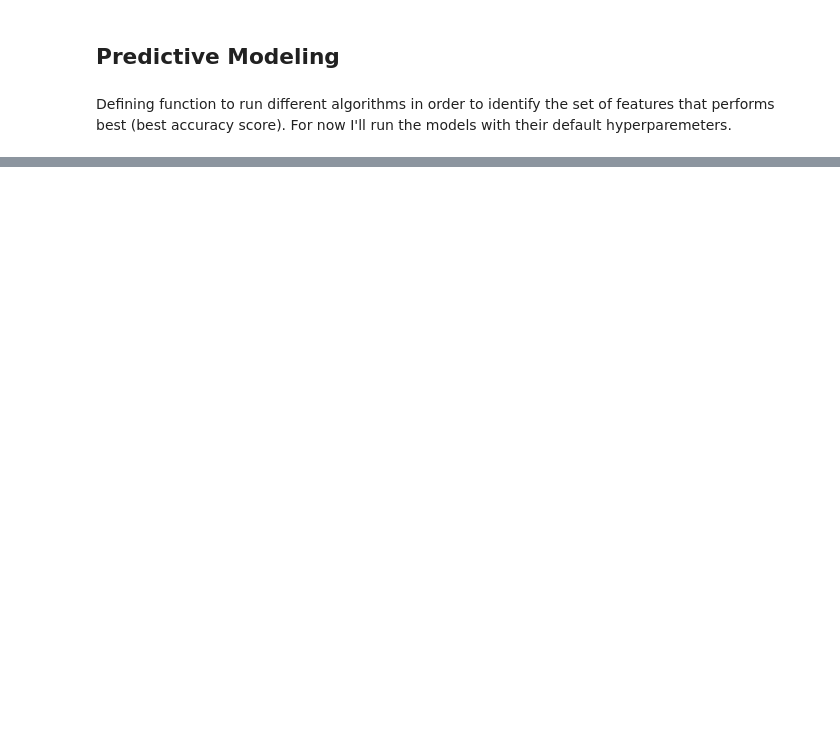
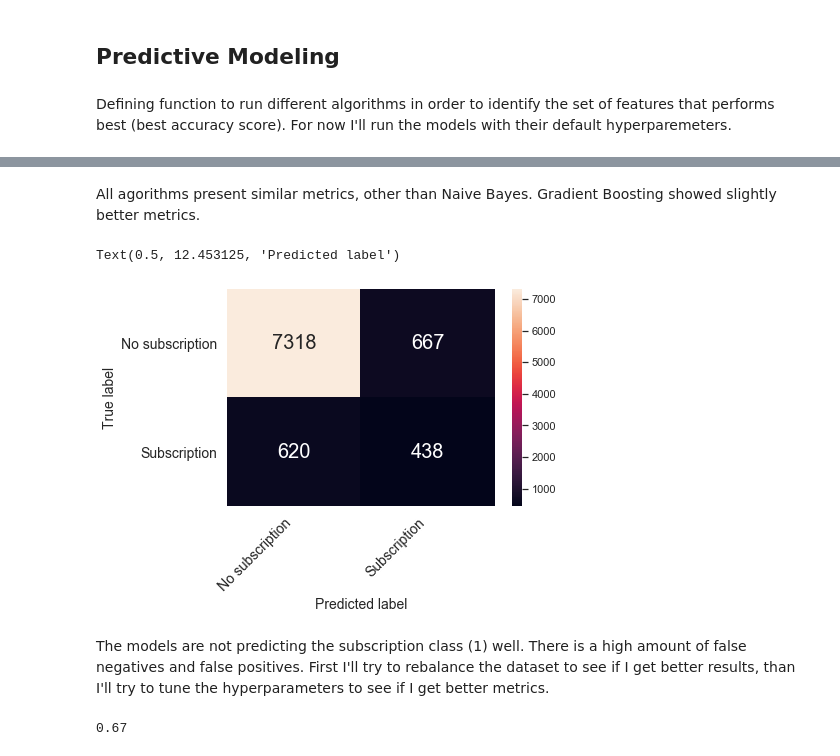
Before and after one commit to nataliablock/bank_marketing_prediction, a Jupyter notebook: bank_marketing_pred.ipynb, the cells around one changed output, grey strips where cells are left out. Saved outputs shown, nothing was run; the diff lists cells and outputs as text; code cells hidden in the pictures; blank space fills up the shorter version.

Commit message:
first models, bad precision and recall

```diff
--- a/bank_marketing_pred.ipynb
+++ b/bank_marketing_pred.ipynb
@@ -957,0 +966,5 @@ Random Forest: 0.874181 (0.022831)
+# %%
+# Preparing features
+
+#Test set
+X_rfe_test=X_test[rfe_feat]
@@ -957,0 +1077,31 @@ Random Forest: 0.874181 (0.022831)
+# %% [markdown]
+All agorithms present similar metrics, other than Naive Bayes. Gradient Boosting showed slightly better metrics.
+# %%
+#Confusion_matrix of Gradient Boosting model
+
+#Training gradient boosting
+model=GradientBoostingClassifier()
+model.fit(X_rfe,y_train)
+
+y_pred= model.predict(X_rfe_test)
+confusion_matrix = confusion_matrix(y_test, y_pred)
+
+confusion_matrix_df = pd.DataFrame(confusion_matrix, ('No subscription', 'Subscription'), ('No subscription', 'Subscription'))
+heatmap = sns.heatmap(confusion_matrix_df, annot=True, annot_kws={"size": 20}, fmt="d")
+heatmap.yaxis.set_ticklabels(heatmap.yaxis.get_ticklabels(), rotation=0, ha='right', fontsize = 14)
+heatmap.xaxis.set_ticklabels(heatmap.xaxis.get_ticklabels(), rotation=45, ha='right', fontsize = 14)
+plt.ylabel('True label', fontsize = 14)
+plt.xlabel('Predicted label', fontsize = 14)
+# %% [output]
+Text(0.5, 12.453125, 'Predicted label')
+[figure, added]
+# %% [markdown]
+The models are not predicting the subscription class (1) well. There is a high amount of false negatives and false positives. First I'll try to rebalance the dataset to see if I get better results, than I'll try to tune the hyperparameters to see if I get better metrics.
+# %%
+#ROC AUC score
+
+from sklearn.metrics import roc_auc_score
+
+round(roc_auc_score(y_test,y_pred),2)
+# %% [output]
+0.67
```
Also changed, not shown: parts of 19 cells of this notebook.
